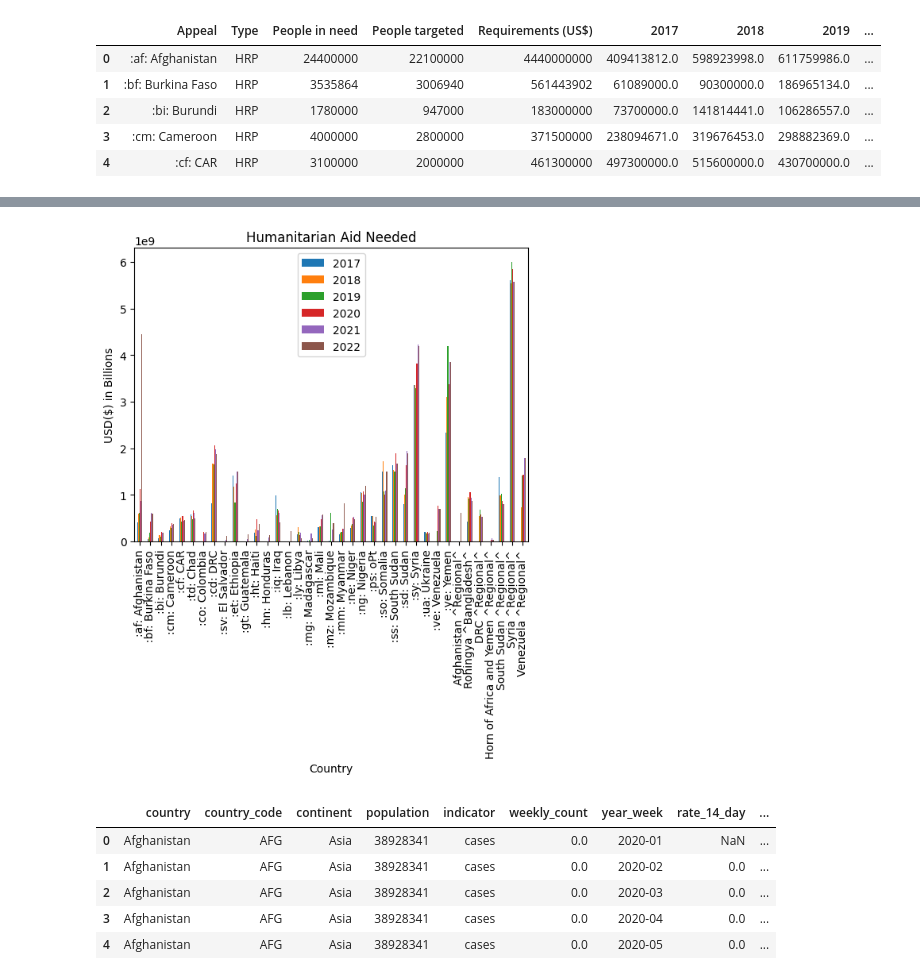
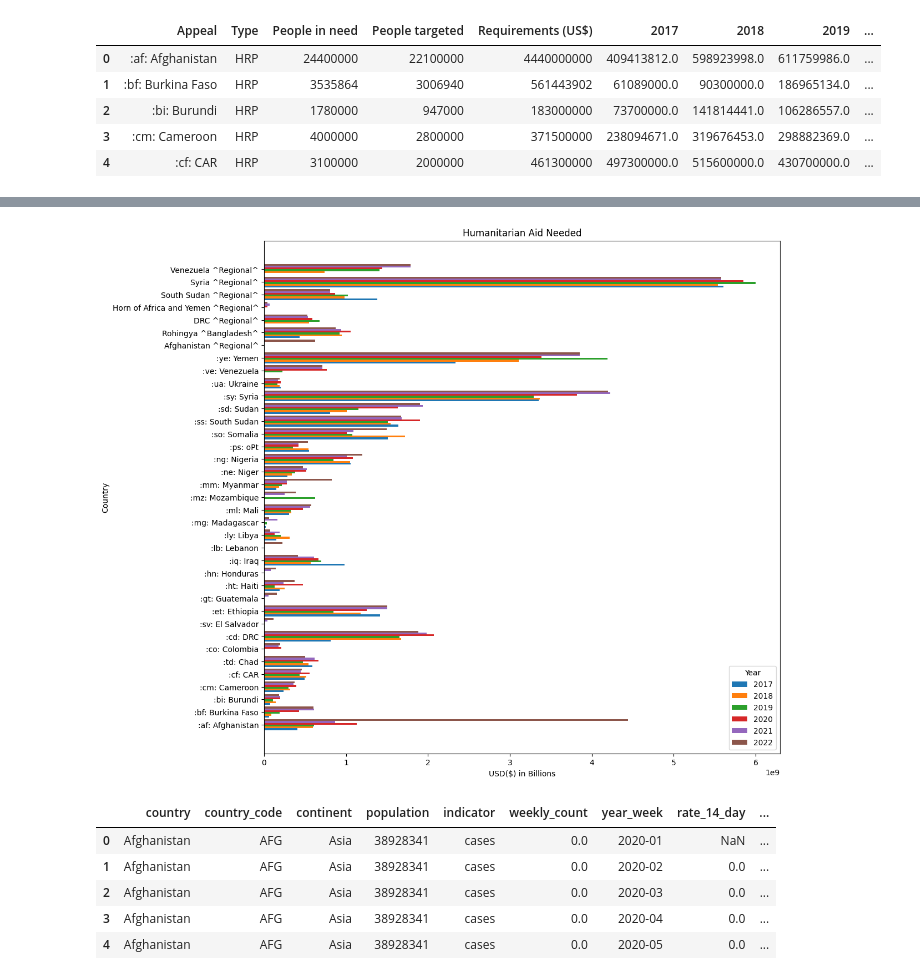
Before and after one commit to IvanVoinovGitHub/humanitarian-aid-priority, a Jupyter notebook: relief_ranking.ipynb, the cells around one changed output, grey strips where cells are left out. Drawn from its saved outputs; the diff is of its cells as text; code cells hidden in the pictures.

Commit message:
Changed humanitarian aid bar graph to be horizontal.

```diff
--- a/relief_ranking.ipynb
+++ b/relief_ranking.ipynb
@@ -33,14 +33,42 @@ humanitarian_dataframe.describe()
-# %%
-import matplotlib.pyplot as plt
-df = pd.DataFrame(humanitarian_dataframe,columns=['2017','2018','2019', '2020', '2021', '2022', 'Appeal'])
-df.plot(x='Appeal', y=['2017','2018','2019','2020','2021','2022'], kind="bar")
-plt.title("Humanitarian Aid Needed")
-plt.xlabel("Country")
-plt.ylabel("USD($) in Billions")
-plt.savefig("figures/humanitarian_aid_needed.png", bbox_inches='tight', pad_inches=0.1)
-plt.show()
-# %% [output]
-[figure, removed]
+# %%
+import matplotlib.pyplot as plt
+import numpy as np
+
+df = pd.DataFrame(humanitarian_dataframe, columns=['2017', '2018', '2019', '2020', '2021', '2022', 'Appeal'])
+
+
+plt.figure(figsize=(12, 12))
+
+# Calculate the number of groups and bars
+n_groups = len(df)
+n_bars = len(df.columns) - 1  # Exclude the 'Appeal' column
+
+# Set the bar width
+bar_width = 4
+# Set the spacing between groups
+group_spacing = 4.0
+
+# Calculate the y positions for each bar in each group
+y_positions = np.arange(n_groups) * (n_bars * bar_width + group_spacing)
+
+# Plot each year's data as a separate set of bars
+for i, year in enumerate(['2017', '2018', '2019', '2020', '2021', '2022']):
+    plt.barh(y_positions + i * bar_width, df[year], height=bar_width, label=year)
+
+# Set y-ticks to be centered for each group
+plt.yticks(y_positions + (n_bars / 2 - 0.5) * bar_width, df['Appeal'])
+
+# Add labels and title
+plt.xlabel("USD($) in Billions")
+plt.ylabel("Country")
+plt.title("Humanitarian Aid Needed")
+plt.legend(title='Year')
+
+# Save the figure
+plt.savefig("figures/humanitarian_aid_needed.png", bbox_inches='tight', pad_inches=0.1)
+plt.show()
+# %% [output]
+[figure, added]
 # %%
 covid_data_path = "data/data.csv"
 covid_df = pd.read_csv(covid_data_path)
```
Also changed, not shown: parts of 1 cell of this notebook, 1 other file.
